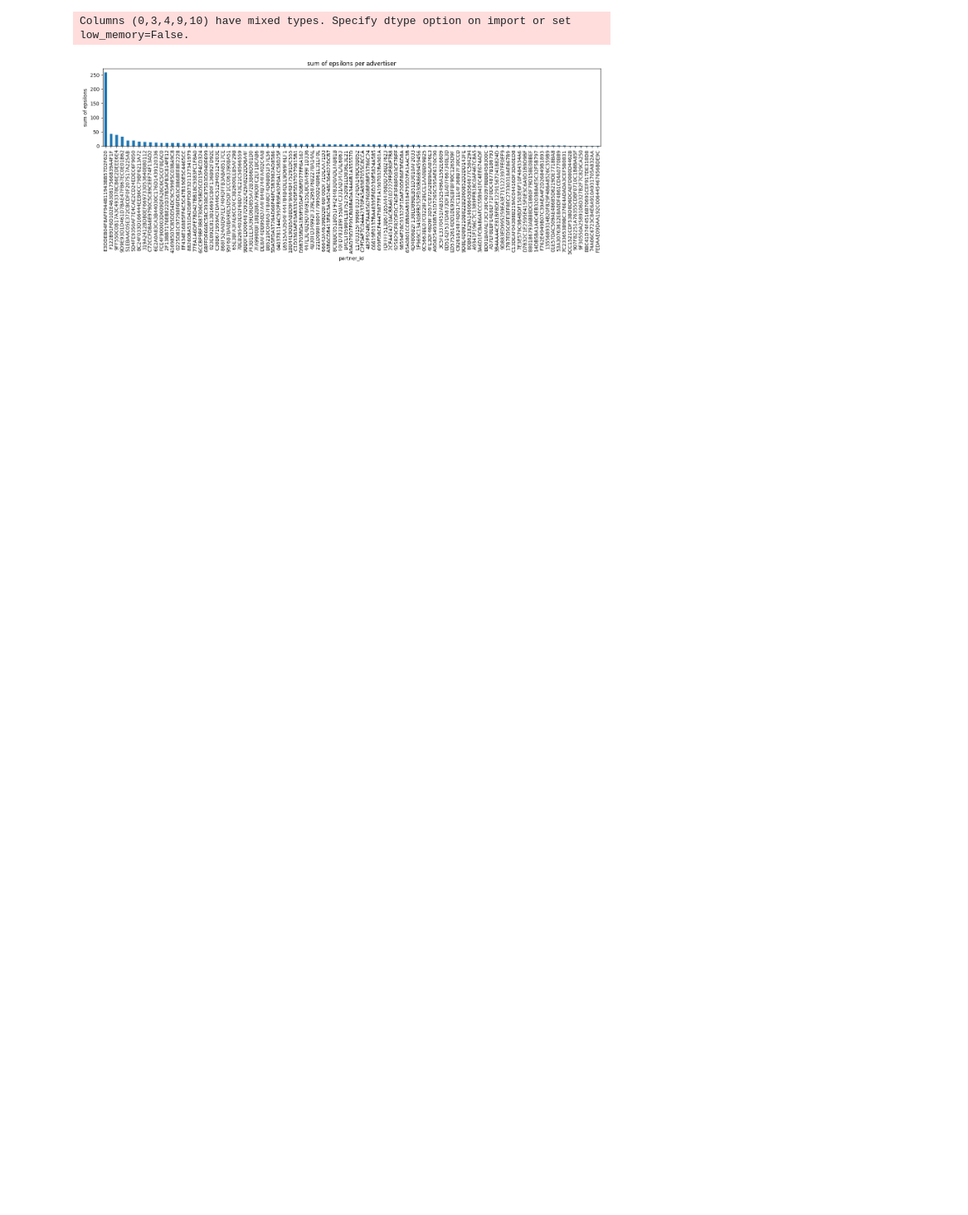
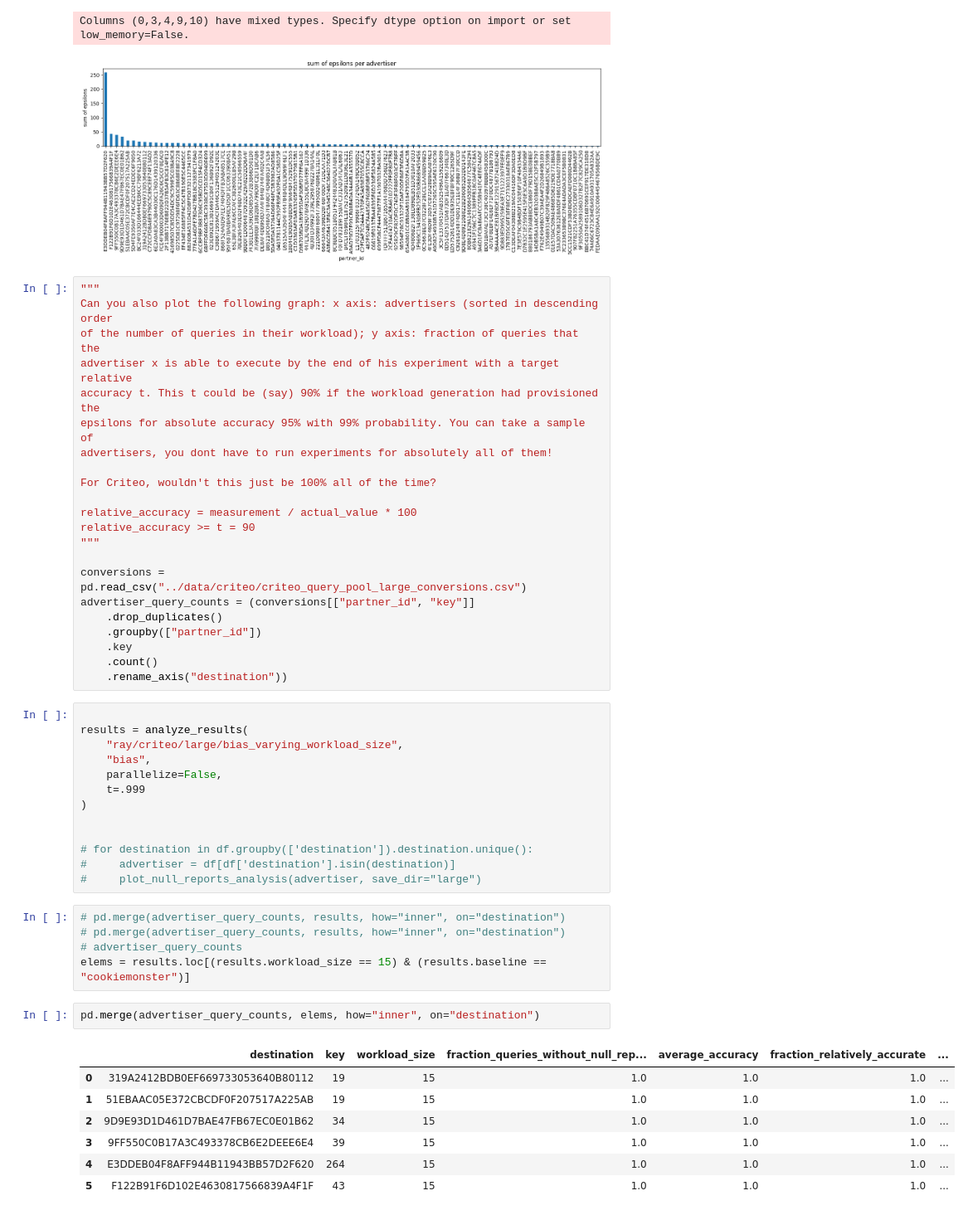
Before and after one commit to columbia/cookiemonster, a Jupyter notebook: notebooks/criteo_analysis.ipynb, the cells around one changed output. Shown at 83% size. Drawn from its saved outputs; the diff is of its cells as text; blank space fills up the shorter version.

Commit message:
add more criteo runs

```diff
--- a/notebooks/criteo_analysis.ipynb
+++ b/notebooks/criteo_analysis.ipynb
@@ -99,3 +99,53 @@ fig.savefig("./all/criteo_advertiser_epsilon_sum.png")
 # %% [output]
 Columns (0,3,4,9,10) have mixed types. Specify dtype option on import or set low_memory=False.
 [figure]
+# %%
+"""
+Can you also plot the following graph: x axis: advertisers (sorted in descending order
+of the number of queries in their workload); y axis: fraction of queries that the
+advertiser x is able to execute by the end of his experiment with a target relative
+accuracy t. This t could be (say) 90% if the workload generation had provisioned the
+epsilons for absolute accuracy 95% with 99% probability. You can take a sample of
+advertisers, you dont have to run experiments for absolutely all of them!
+
+For Criteo, wouldn't this just be 100% all of the time?
+
+relative_accuracy = measurement / actual_value * 100
+relative_accuracy >= t = 90
+"""
+
+conversions = pd.read_csv("../data/criteo/criteo_query_pool_large_conversions.csv")
+advertiser_query_counts = (conversions[["partner_id", "key"]]
+    .drop_duplicates()
+    .groupby(["partner_id"])
+    .key
+    .count()
+    .rename_axis("destination"))
+# %%
+
+results = analyze_results(
+    "ray/criteo/large/bias_varying_workload_size",
+    "bias",
+    parallelize=False,
+    t=.999
+)
+
+
+# for destination in df.groupby(['destination']).destination.unique():
+#     advertiser = df[df['destination'].isin(destination)]
+#     plot_null_reports_analysis(advertiser, save_dir="large")
+# %%
+# pd.merge(advertiser_query_counts, results, how="inner", on="destination")
+# pd.merge(advertiser_query_counts, results, how="inner", on="destination")
+# advertiser_query_counts
+elems = results.loc[(results.workload_size == 15) & (results.baseline == "cookiemonster")]
+# %%
+pd.merge(advertiser_query_counts, elems, how="inner", on="destination")
+# %% [output]
+|  | destination | key | workload_size | fraction_queries_without_null_rep... | average_accuracy | fraction_relatively_accurate | ... |
+| 0 | 319A2412BDB0EF669733053640B80112 | 19 | 15 | 1.0 | 1.0 | 1.0 | ... |
+| 1 | 51EBAAC05E372CBCDF0F207517A225AB | 19 | 15 | 1.0 | 1.0 | 1.0 | ... |
+| 2 | 9D9E93D1D461D7BAE47FB67EC0E01B62 | 34 | 15 | 1.0 | 1.0 | 1.0 | ... |
+| 3 | 9FF550C0B17A3C493378CB6E2DEEE6E4 | 39 | 15 | 1.0 | 1.0 | 1.0 | ... |
+| 4 | E3DDEB04F8AFF944B11943BB57D2F620 | 264 | 15 | 1.0 | 1.0 | 1.0 | ... |
+| 5 | F122B91F6D102E4630817566839A4F1F | 43 | 15 | 1.0 | 1.0 | 1.0 | ... |
```
Also changed, not shown: parts of 2 cells of this notebook, 14 other files.
